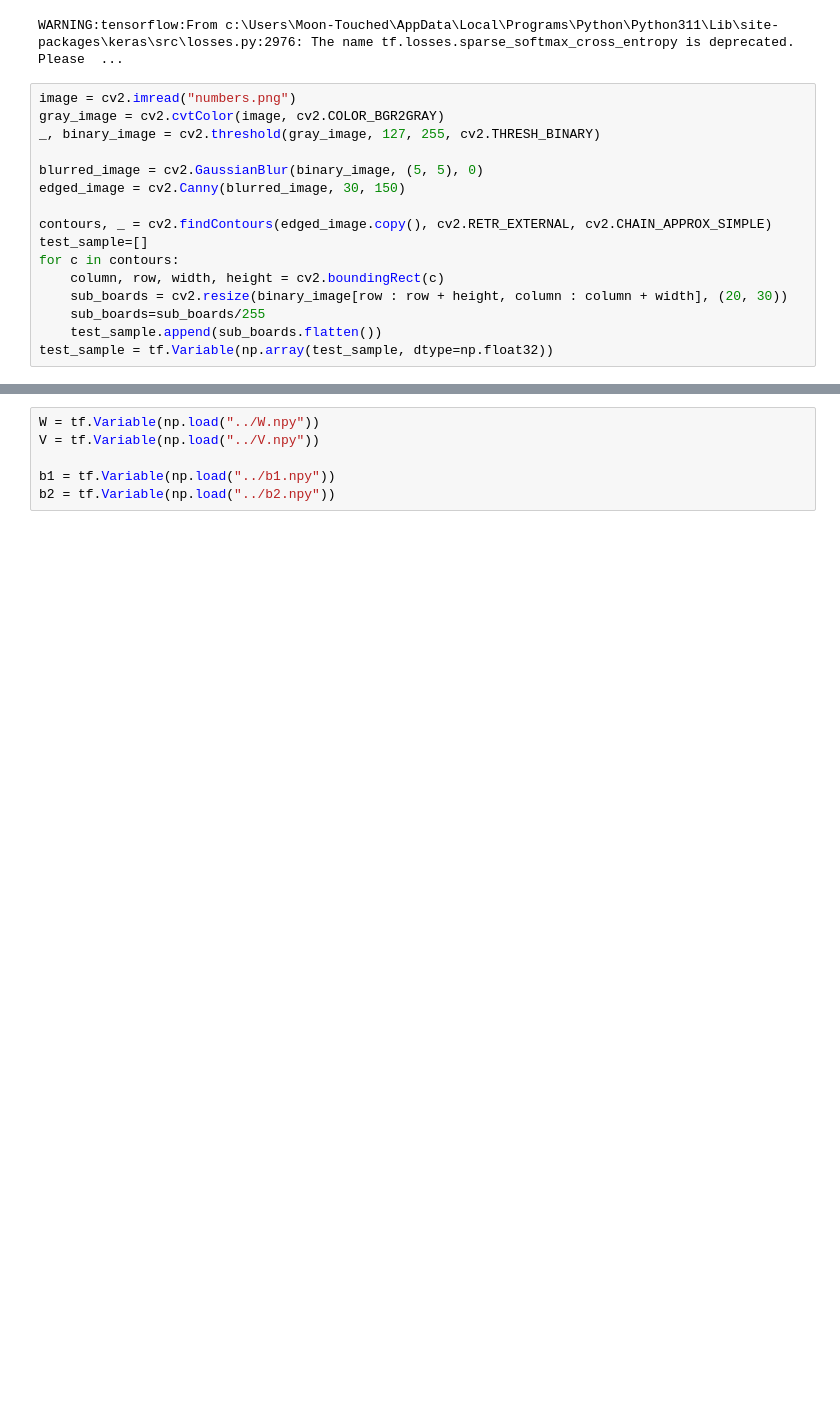
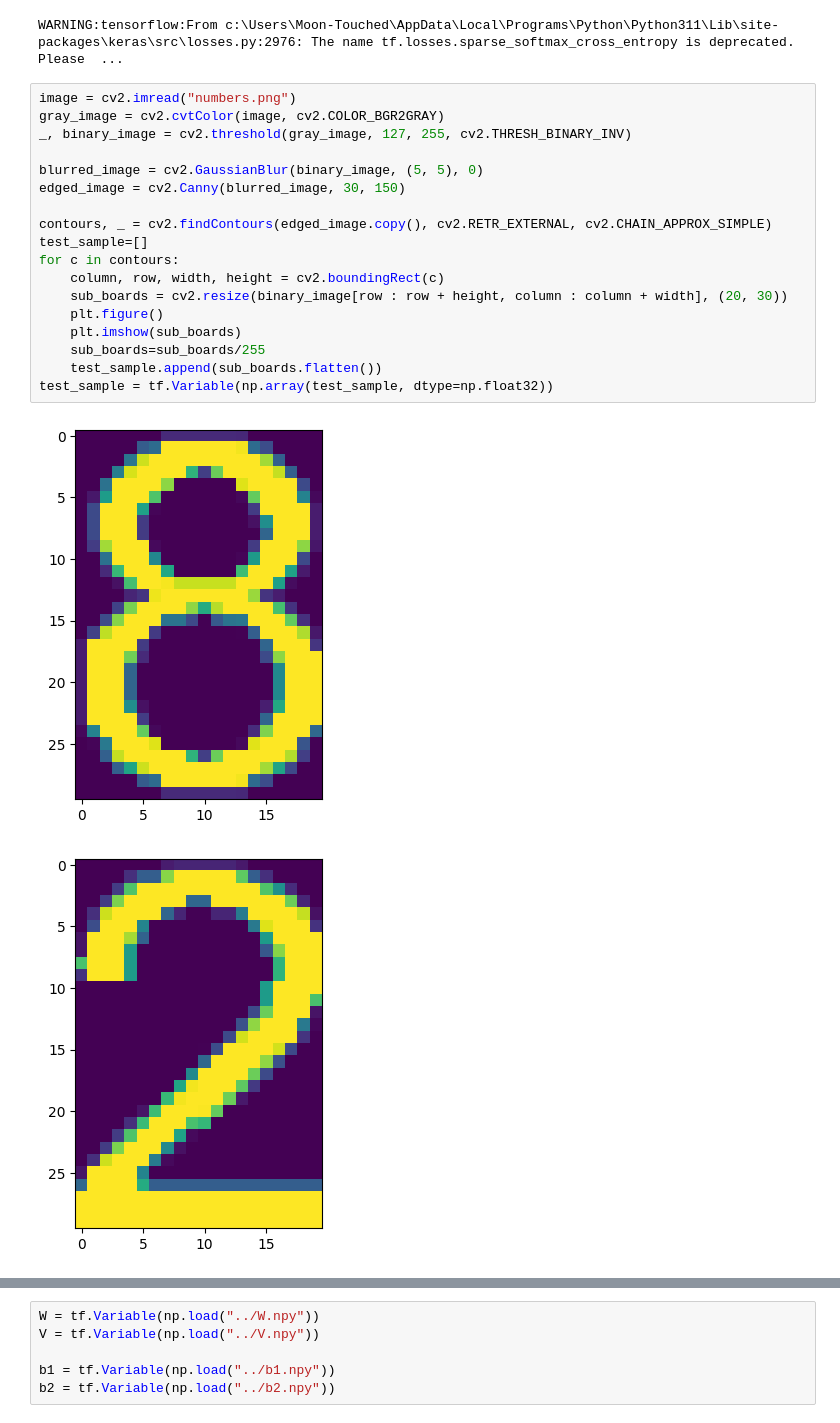
Before and after one commit to Moon-Touched/Digit_Recognition, a Jupyter notebook: 文字识别/run.ipynb, the cells around one changed output, grey strips where cells are left out. Saved outputs shown, nothing was run; the diff lists cells and outputs as text; blank space fills up the shorter version.

```diff
--- a/文字识别/run.ipynb
+++ b/文字识别/run.ipynb
@@ -11,16 +11,21 @@ WARNING:tensorflow:From c:\Users\Moon-Touched\AppData\Local\Programs\Python\Pyth
 # %%
 image = cv2.imread("numbers.png")
 gray_image = cv2.cvtColor(image, cv2.COLOR_BGR2GRAY)
-_, binary_image = cv2.threshold(gray_image, 127, 255, cv2.THRESH_BINARY)
+_, binary_image = cv2.threshold(gray_image, 127, 255, cv2.THRESH_BINARY_INV)
 
 blurred_image = cv2.GaussianBlur(binary_image, (5, 5), 0)
 edged_image = cv2.Canny(blurred_image, 30, 150)
 
 contours, _ = cv2.findContours(edged_image.copy(), cv2.RETR_EXTERNAL, cv2.CHAIN_APPROX_SIMPLE)
 test_sample=[]
 for c in contours:
     column, row, width, height = cv2.boundingRect(c)
     sub_boards = cv2.resize(binary_image[row : row + height, column : column + width], (20, 30))
+    plt.figure()
+    plt.imshow(sub_boards)
     sub_boards=sub_boards/255
     test_sample.append(sub_boards.flatten())
 test_sample = tf.Variable(np.array(test_sample, dtype=np.float32))
+# %% [output]
+[figure, added]
+[figure, added]
```
Also changed, not shown: parts of 2 cells of this notebook, 38 other files.
